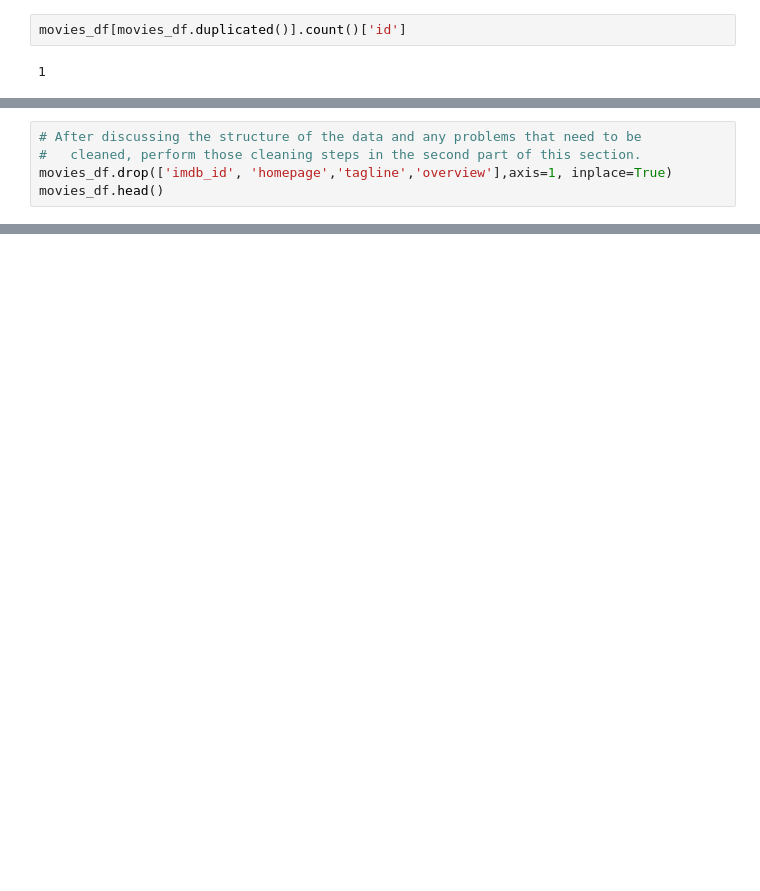
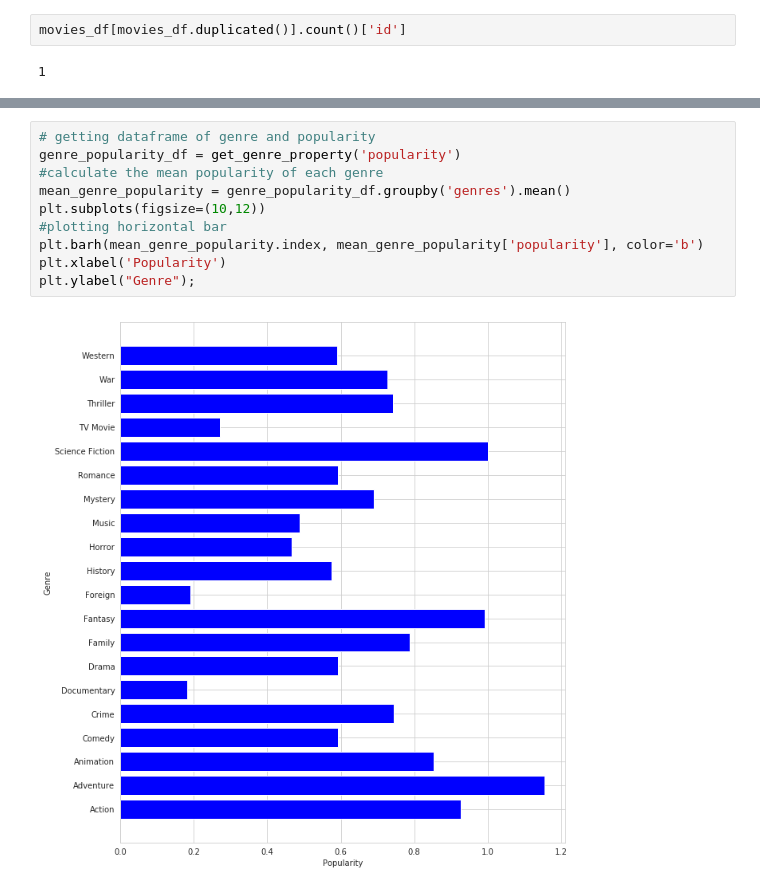
Before and after one commit to gautamgadiyar/Movies_data_investigation, a Jupyter notebook: movie-dataset-investigation.ipynb, the cells around one changed output, grey strips where cells are left out. Drawn from its saved outputs; the diff is of its cells as text; blank space fills up the shorter version.

Commit message:
Prepared the report after analysis

```diff
--- a/movie-dataset-investigation.ipynb
+++ b/movie-dataset-investigation.ipynb
@@ -129,5 +122,0 @@ movies_df['runtime'] = movies_df['runtime'].replace({0:np.nan})
-# %%
-# After discussing the structure of the data and any problems that need to be
-#   cleaned, perform those cleaning steps in the second part of this section.
-movies_df.drop(['imdb_id', 'homepage','tagline','overview'],axis=1, inplace=True)
-movies_df.head()
@@ -385,0 +460,12 @@ plt.show()
+# %%
+# getting dataframe of genre and popularity
+genre_popularity_df = get_genre_property('popularity')
+#calculate the mean popularity of each genre
+mean_genre_popularity = genre_popularity_df.groupby('genres').mean()
+plt.subplots(figsize=(10,12))
+#plotting horizontal bar
+plt.barh(mean_genre_popularity.index, mean_genre_popularity['popularity'], color='b')
+plt.xlabel('Popularity')
+plt.ylabel("Genre");
+# %% [output]
+[figure, added]
```
Also changed, not shown: parts of 94 cells of this notebook.
